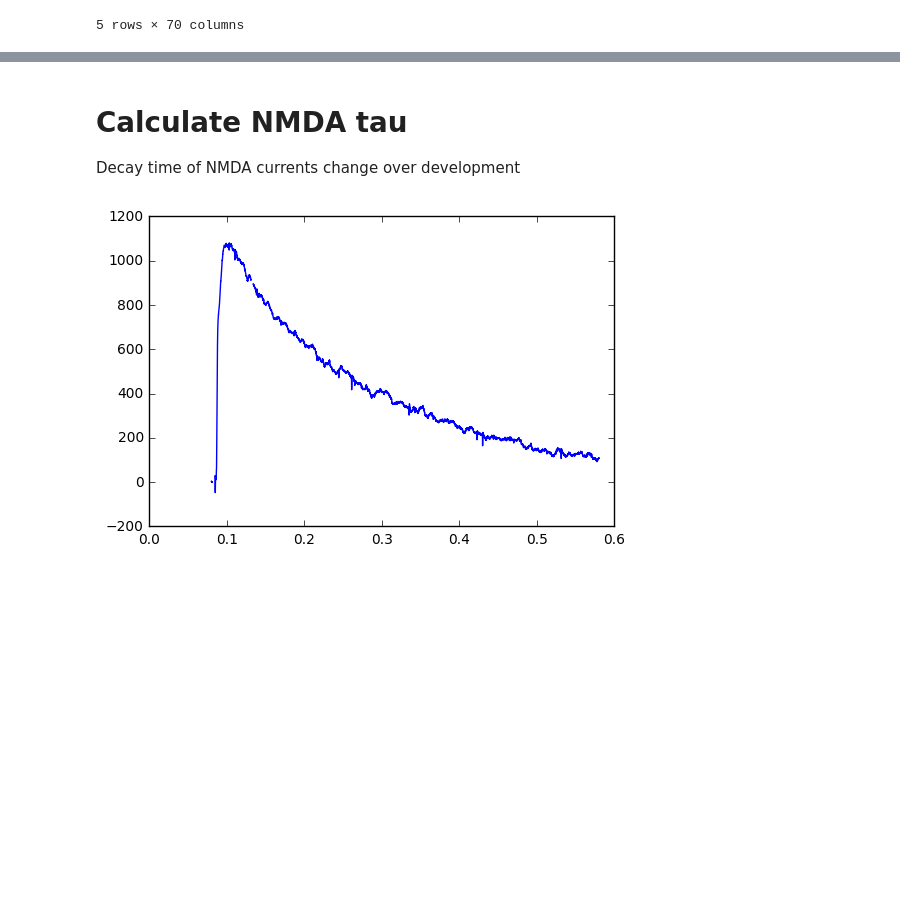
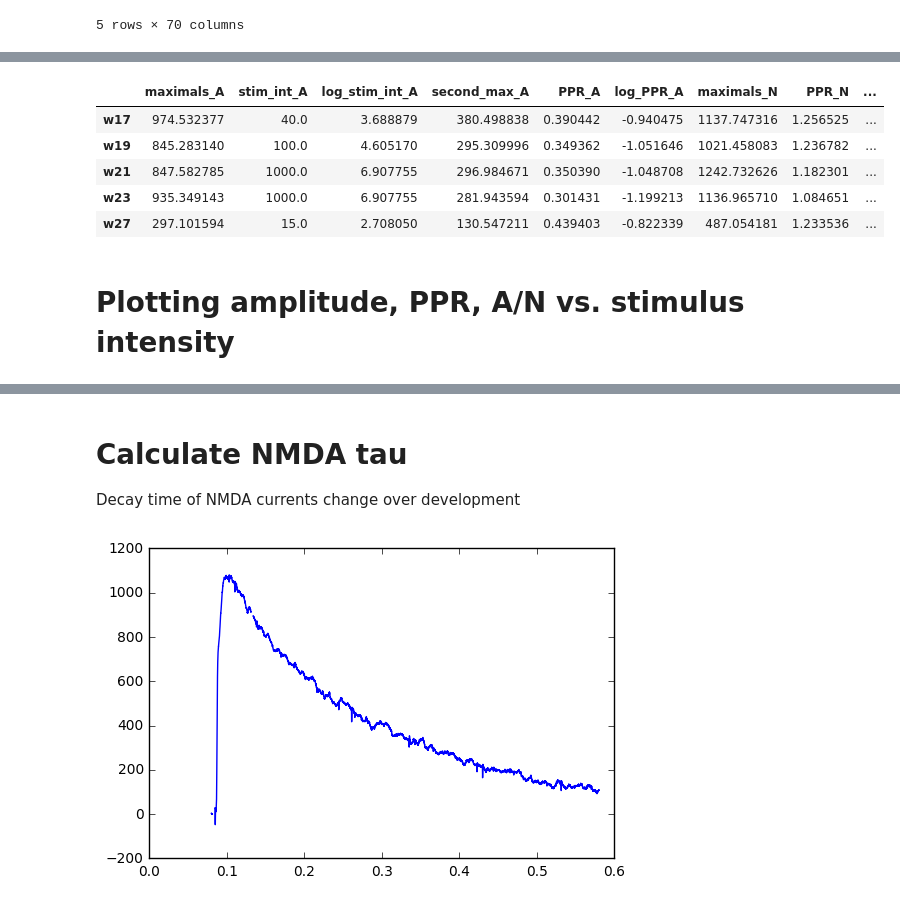
Before and after one commit to yuwie10/ephysAnalysis, a Jupyter notebook: ephysAnalysis2.ipynb, the cells around one changed output, grey strips where cells are left out. Cells and saved outputs as stored; diff of their text form; code cells hidden in the pictures; blank space fills up the shorter version.

```diff
--- a/ephysAnalysis2.ipynb
+++ b/ephysAnalysis2.ipynb
@@ -690,0 +623,20 @@ Loading BokehJS ...
+# %%
+#Separate out AMPA and NMDA waves for plotting
+vs_stim_int_A, vs_stim_int_N, vs_stim_int_AN = df_for_bokeh(vs_stim_int, 'maximals', 'PPR', 'log_PPR', 'second_max')
+
+#Calculate AMPA/NMDA ratio
+vs_stim_int_AN['AN_ratio'] = vs_stim_int_AN['maximals_A'] / vs_stim_int_AN['maximals_N']
+vs_stim_int_AN = log_column(vs_stim_int_AN, 'AN_ratio')
+
+vs_stim_int_AN['rank'] = list(range(len(vs_stim_int_AN)))
+
+vs_stim_int_AN.head()
+# %% [output]
+|  | maximals_A | stim_int_A | log_stim_int_A | second_max_A | PPR_A | log_PPR_A | maximals_N | PPR_N | ... |
+| w17 | 974.532377 | 40.0 | 3.688879 | 380.498838 | 0.390442 | -0.940475 | 1137.747316 | 1.256525 | ... |
+| w19 | 845.283140 | 100.0 | 4.605170 | 295.309996 | 0.349362 | -1.051646 | 1021.458083 | 1.236782 | ... |
+| w21 | 847.582785 | 1000.0 | 6.907755 | 296.984671 | 0.350390 | -1.048708 | 1242.732626 | 1.182301 | ... |
+| w23 | 935.349143 | 1000.0 | 6.907755 | 281.943594 | 0.301431 | -1.199213 | 1136.965710 | 1.084651 | ... |
+| w27 | 297.101594 | 15.0 | 2.708050 | 130.547211 | 0.439403 | -0.822339 | 487.054181 | 1.233536 | ... |
+# %% [markdown]
+# Plotting amplitude, PPR, A/N vs. stimulus intensity
```
Also changed, not shown: parts of 12 cells of this notebook.
